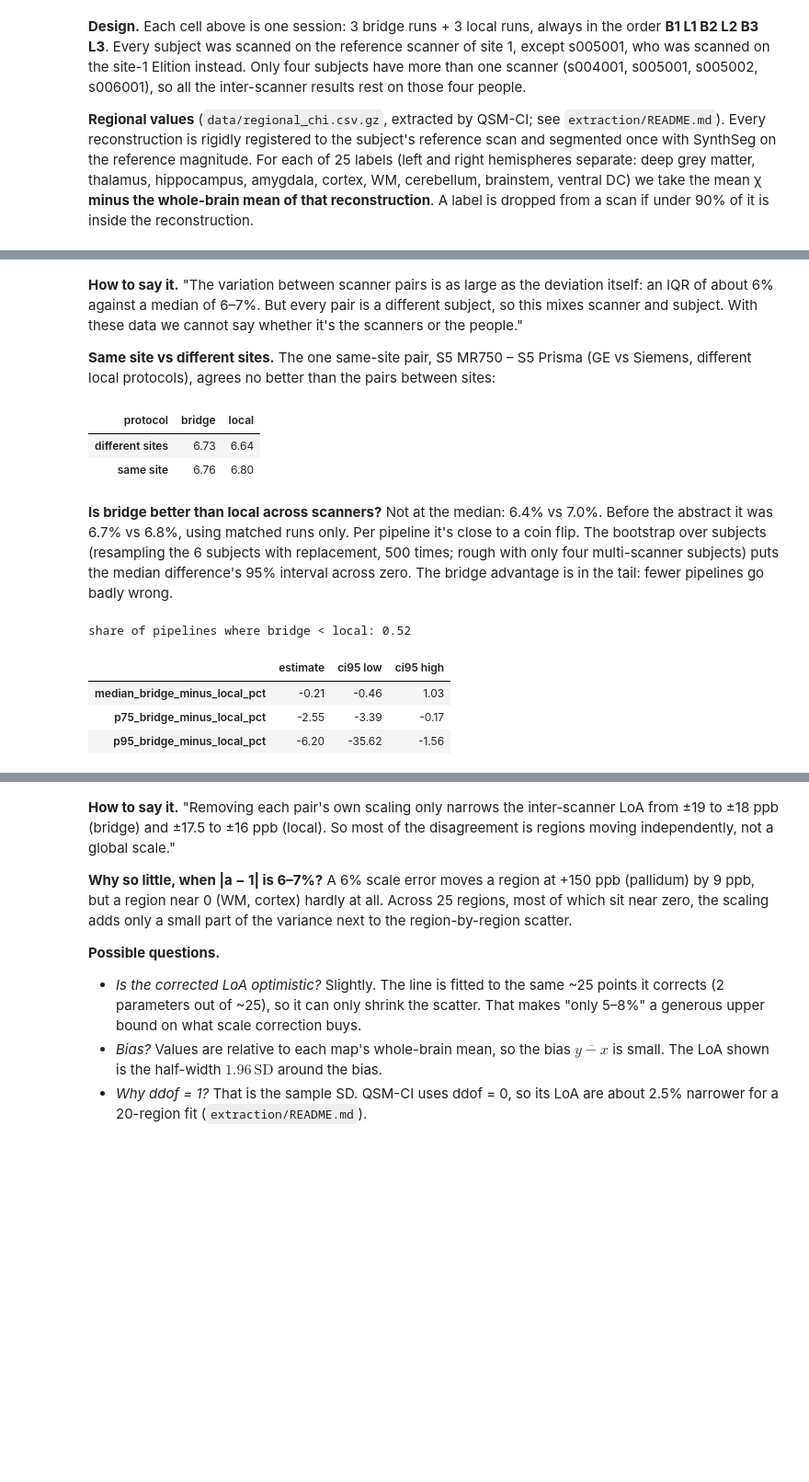
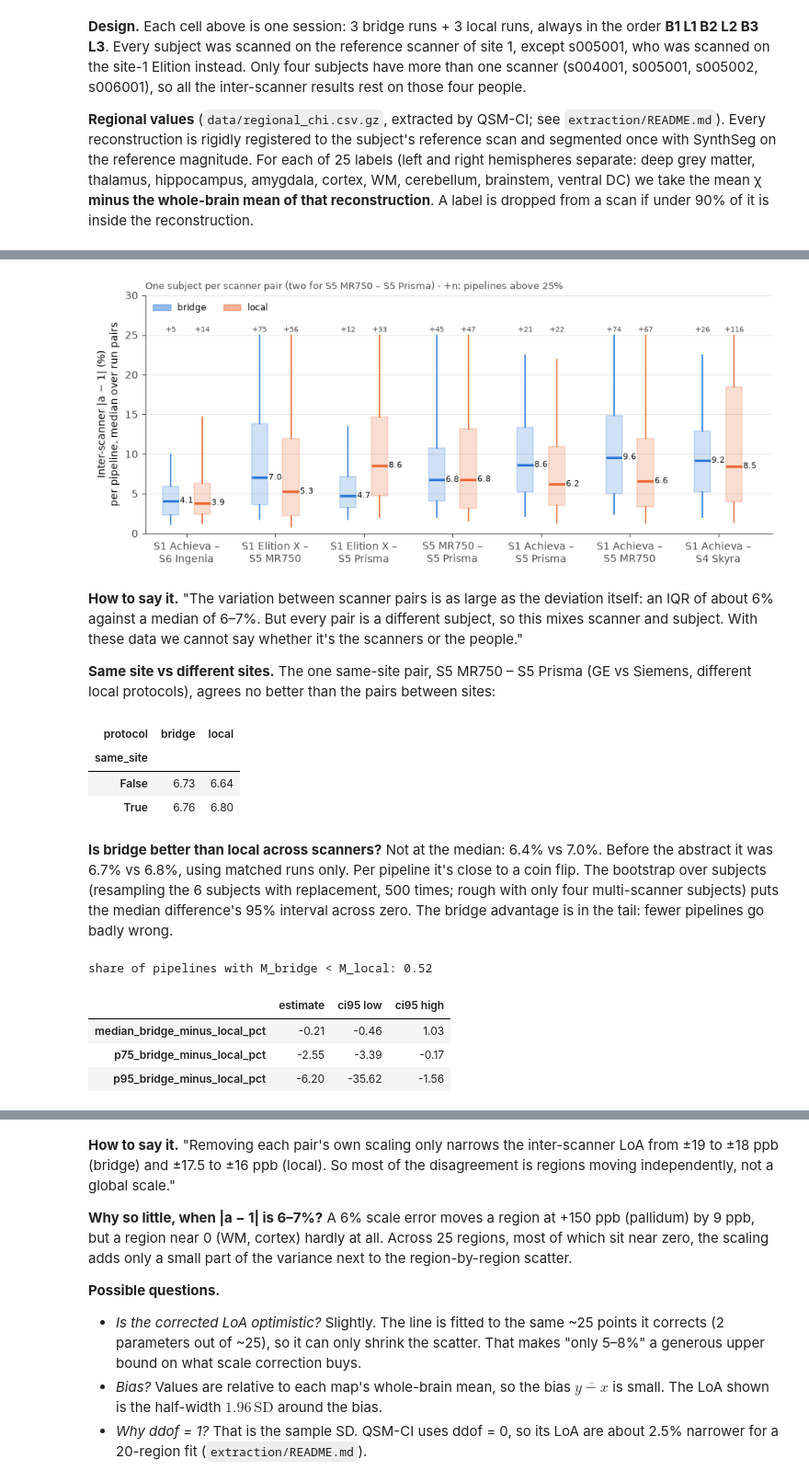
Before and after one commit to astewartau/emtp-travelling-heads, a Jupyter notebook: followup.ipynb, the cells around one changed output, grey strips where cells are left out. Shown at 92% size. Saved outputs shown, nothing was run; the diff lists cells and outputs as text; code cells hidden in the pictures; blank space fills up the shorter version.

```diff
--- a/followup.ipynb
+++ b/followup.ipynb
@@ -418,0 +236,15 @@ fig.savefig(FIGDIR / 'fig2_scanner_pairs.png', dpi=200, bbox_inches='tight', fac
+# %%
+dev_I = 100 * abs(restrict(fits.a, comparison='inter_scanner') - 1)    # |a_{p,k} − 1| in %, inter-scanner pairs
+
+M = median(dev_I, each=('pipeline', 'protocol'))                       # M_{p,π}
+M_c = median(dev_I, each=('pipeline', 'protocol', 'scanner_pair'))     # M_{p,π,c}
+spread_c = iqr(M_c, each=('pipeline', 'protocol'))                     # IQR over scanner pairs c
+
+display(pd.DataFrame({'median_p M': median(M, each='protocol'), '75th pct': quantile(M, .75, each='protocol'),
+                      '95th pct': quantile(M, .95, each='protocol'), 'median_p IQR_c': median(spread_c, each='protocol')}).round(2))
+for π in ('bridge', 'local'):
+    check(f'{π} inter-scanner median', median(M, each='protocol')[π], FU['issue_2_slope_spread'][π]['inter_scanner_median_abs_slope_dev_pct']['median'])
+    check(f'{π} IQR across scanner pairs', median(spread_c, each='protocol')[π], FU['issue_2_slope_spread'][π]['inter_scanner_iqr_across_scanner_pairs_pct']['median'])
+
+# each scanner pair: median over pipelines
+median(M_c, each=('scanner_pair', 'protocol')).unstack().round(2)
@@ -419,26 +269,32 @@ fig.savefig(FIGDIR / 'fig2_scanner_pairs.png', dpi=200, bbox_inches='tight', fac
+# %%
+order = mean(median(M_c, each=('scanner_pair', 'protocol')), each='scanner_pair').sort_values().index
+plots.boxes({plots.scanner_pair(c): by(restrict(M_c, scanner_pair=c), 'protocol') for c in order},
+            ylabel='Inter-scanner |a − 1| (%)\nper pipeline, median over run pairs', ylim=(0, 30), cap=25, figsize=(11, 4.2),
+            title='One subject per scanner pair (two for S5 MR750 – S5 Prisma) · +n: pipelines above 25%', name='fig2_scanner_pairs');
+# %% [output]
+[figure, added]
 # %% [markdown]
 **How to say it.** "The variation between scanner pairs is as large as the deviation itself: an IQR of about 6% against a median of 6–7%. But every pair is a different subject, so this mixes scanner and subject. With these data we cannot say whether it's the scanners or the people."
 
 **Same site vs different sites.** The one same-site pair, S5 MR750 – S5 Prisma (GE vs Siemens, different local protocols), agrees no better than the pairs between sites:
-# %%
-site = lambda s: s.str.split('-').str[0]
-rel = np.where(site(isc.scanner_x) == site(isc.scanner_y), 'same site', 'different sites')
-(100 * isc.groupby([rel, 'protocol', 'pipeline']).abs_slope_dev.median().groupby(level=[0, 1]).median()).unstack().round(2)
-# %% [output]
-| protocol | bridge | local |
-| different sites | 6.73 | 6.64 |
-| same site | 6.76 | 6.80 |
+# %%
+median(median(dev_I, each=('pipeline', 'protocol', 'same_site')), each=('same_site', 'protocol')).unstack().round(2)
+# %% [output]
+| protocol | bridge | local |
+| same_site |  |  |
+| False | 6.73 | 6.64 |
+| True | 6.76 | 6.80 |
 # %% [markdown]
 **Is bridge better than local across scanners?** Not at the median: 6.4% vs 7.0%. Before the abstract it was 6.7% vs 6.8%, using matched runs only. Per pipeline it's close to a coin flip. The bootstrap over subjects (resampling the 6 subjects with replacement, 500 times; rough with only four multi-scanner subjects) puts the median difference's 95% interval across zero. The bridge advantage is in the tail: fewer pipelines go badly wrong.
 # %%
-both = per_pipe.dropna()
-print(f'share of pipelines where bridge < local: {(both.bridge < both.local).mean():.2f}')
+M_bridge, M_local = by(M, 'protocol').values()
+print(f"share of pipelines with M_bridge < M_local: {((M_bridge - M_local).dropna() < 0).mean():.2f}")
 b = FU['bootstrap_over_subjects']
 pd.DataFrame({k.replace('inter_scanner_', ''): {'estimate': b[k]['estimate'], 'ci95 low': b[k]['ci95'][0], 'ci95 high': b[k]['ci95'][1]}
               for k in ('inter_scanner_median_bridge_minus_local_pct', 'inter_scanner_p75_bridge_minus_local_pct',
                         'inter_scanner_p95_bridge_minus_local_pct')}).T
 # %% [output]
-share of pipelines where bridge < local: 0.52
+share of pipelines with M_bridge < M_local: 0.52
 |  | estimate | ci95 low | ci95 high |
 | median_bridge_minus_local_pct | -0.21 | -0.46 | 1.03 |
 | p75_bridge_minus_local_pct | -2.55 | -3.39 | -0.17 |
```
Also changed, not shown: parts of 59 cells of this notebook, 14 other files.
